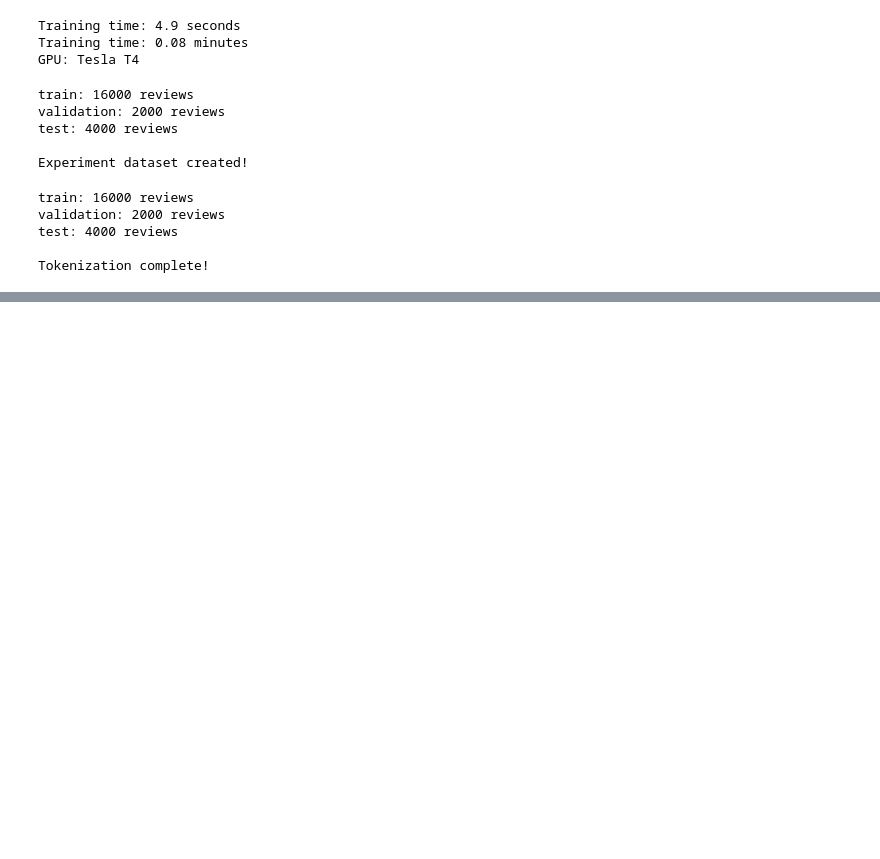
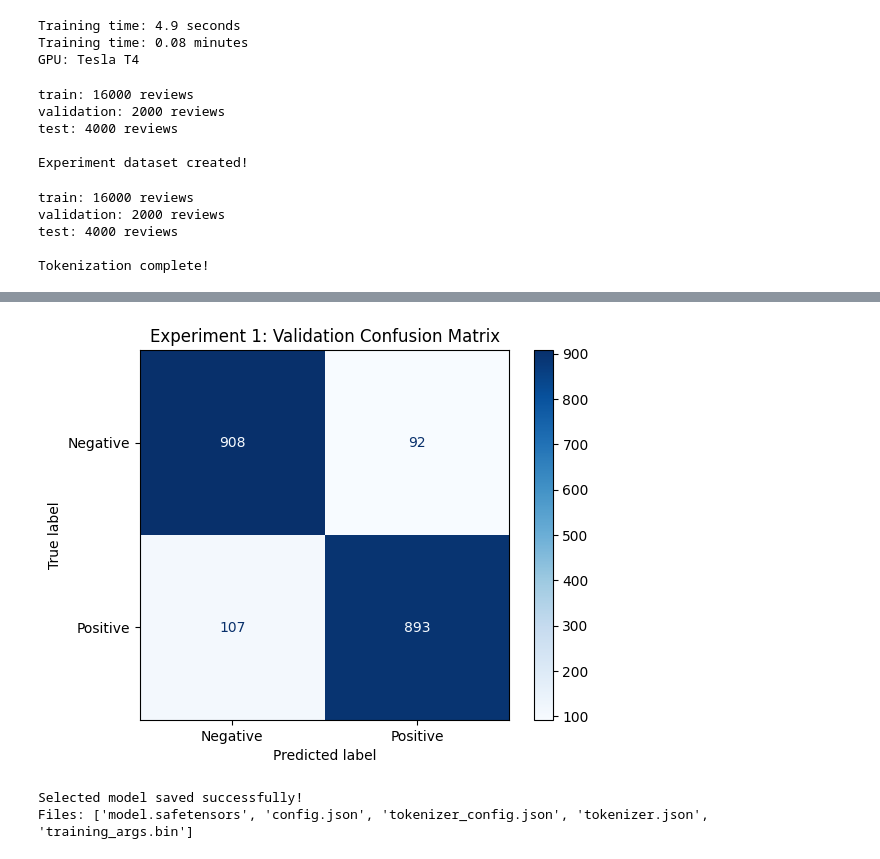
Before and after one commit to walk0504/DeepLearningIndustryAIChallenge, a Jupyter notebook: Amazon_Review_Sentiment_Analysis.ipynb, the cells around one changed output, grey strips where cells are left out. Saved outputs shown, nothing was run; the diff lists cells and outputs as text; code cells hidden in the pictures; blank space fills up the shorter version.

```diff
--- a/Amazon_Review_Sentiment_Analysis.ipynb
+++ b/Amazon_Review_Sentiment_Analysis.ipynb
@@ -416,0 +1141,46 @@ Tokenization complete!
+# %%
+
+from sklearn.metrics import confusion_matrix, ConfusionMatrixDisplay
+import matplotlib.pyplot as plt
+
+# Create confusion matrix using validation predictions
+cm = confusion_matrix(
+    actual_labels,
+    predicted_labels,
+    labels=[0, 1]
+)
+
+# Display the confusion matrix
+disp = ConfusionMatrixDisplay(
+    confusion_matrix=cm,
+    display_labels=["Negative", "Positive"]
+)
+
+disp.plot(cmap="Blues", values_format="d")
+
+plt.title("Experiment 1: Validation Confusion Matrix")
+plt.savefig(
+    "validation_confusion_matrix.png",
+    dpi=300,
+    bbox_inches="tight"
+)
+plt.show()
+# %% [output]
+[figure, added]
+# %%
+
+# Save the selected Experiment 1 model and tokenizer
+
+import os
+
+model_folder = "./selected_model"
+os.makedirs(model_folder, exist_ok=True)
+
+exp1_trainer.save_model(model_folder)
+tokenizer.save_pretrained(model_folder)
+
+print("Selected model saved successfully!")
+print("Files:", os.listdir(model_folder))
+# %% [output]
+Selected model saved successfully!
+Files: ['model.safetensors', 'config.json', 'tokenizer_config.json', 'tokenizer.json', 'training_args.bin']
```
Also changed, not shown: parts of 21 cells of this notebook.
